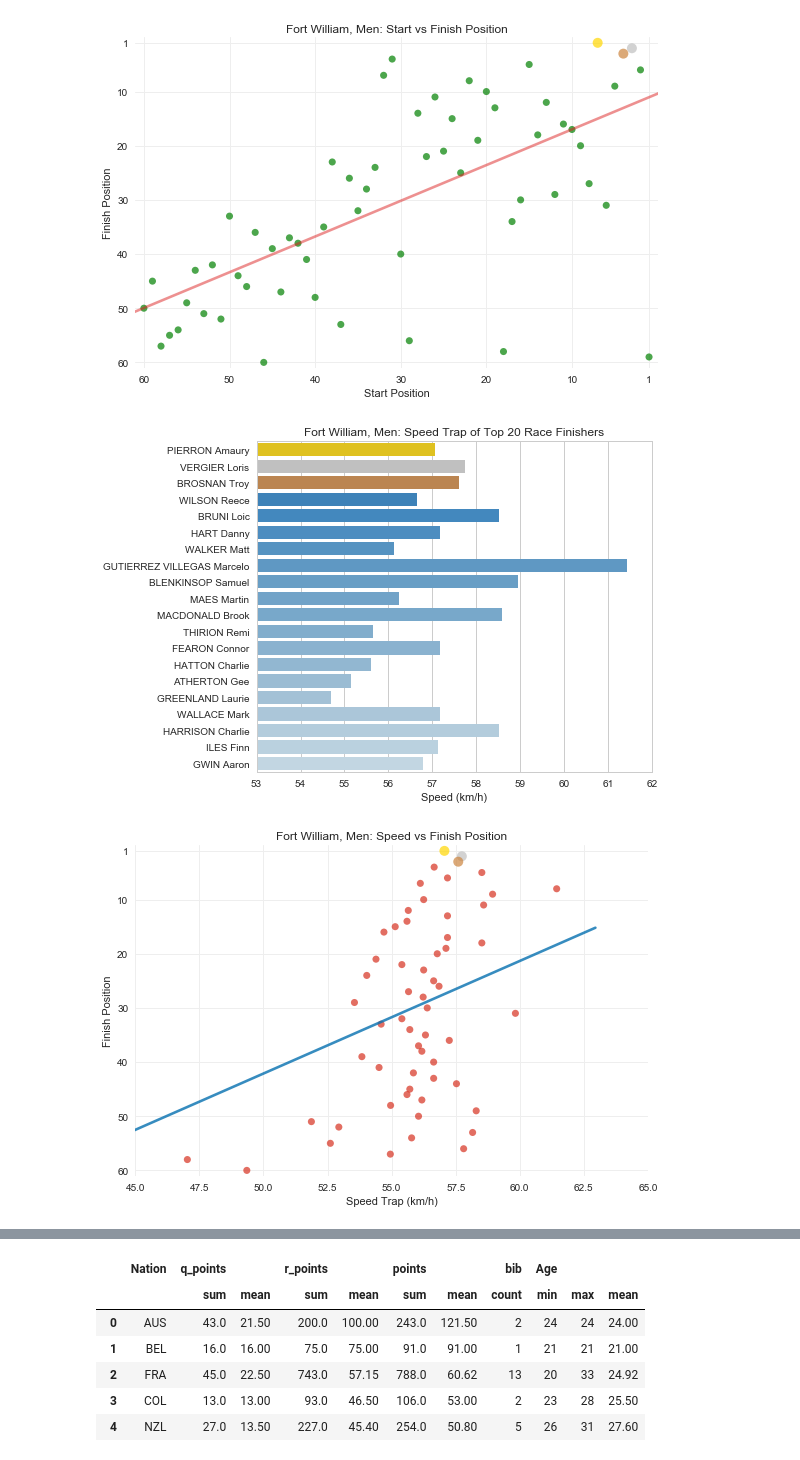
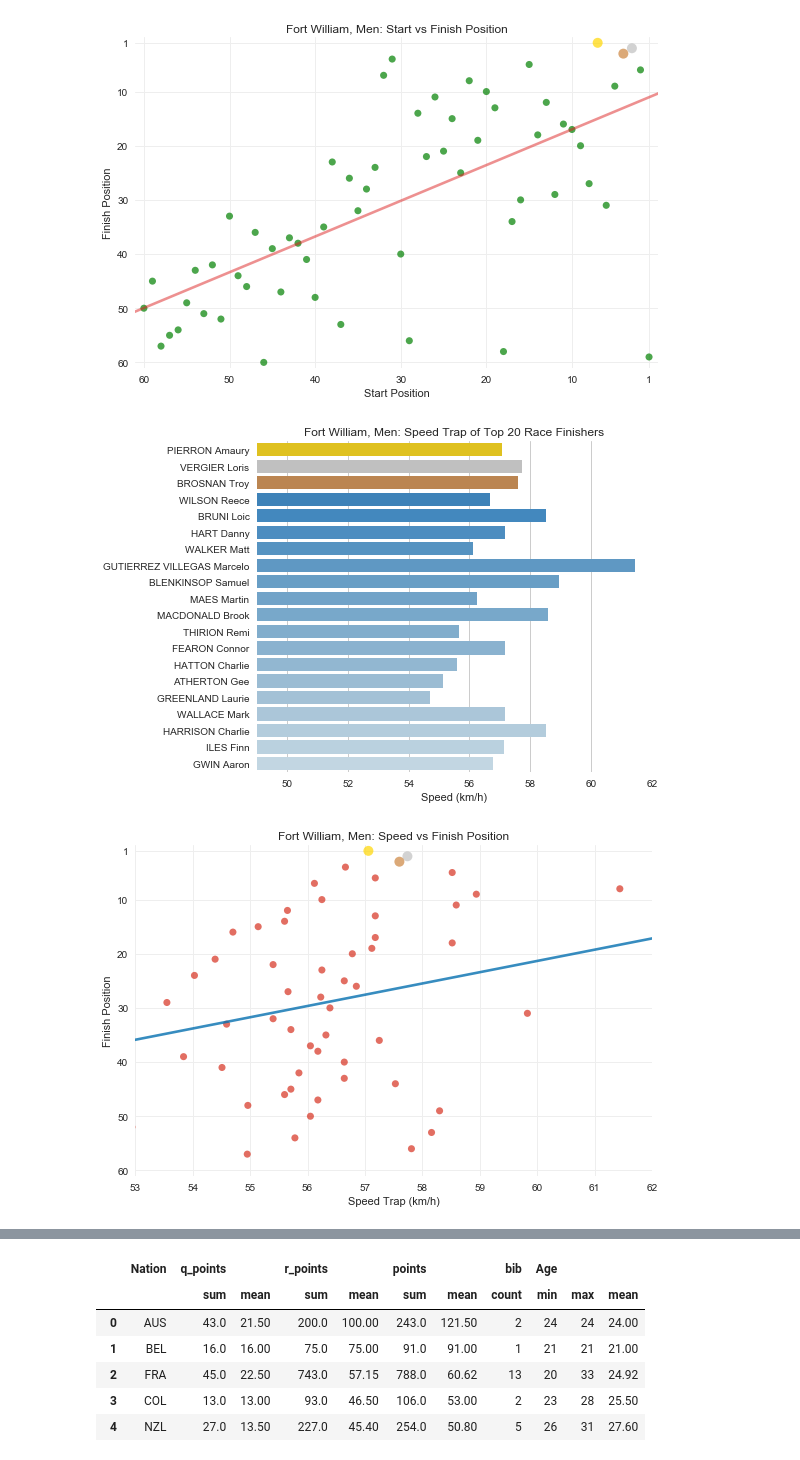
Before and after one commit to domwrap/mtbgeekstats, a Jupyter notebook: 2018/dh_race_analysis.ipynb, the cells around one changed output, grey strips where cells are left out. Drawn from its saved outputs; the diff is of its cells as text; code cells hidden in the pictures.

```diff
--- a/2018/dh_race_analysis.ipynb
+++ b/2018/dh_race_analysis.ipynb
@@ -81,9 +81,10 @@ dfm = pd.read_csv( file_prefix + '.merged.csv', index_col=0 )
 df = dfm
 # %% [markdown]
 Do some input checks and error corrects
-# %%
-if topX > len(df):
-    topX = len(df)
+# %%
+dlen = len( df['status'].dropna() )
+if topX > dlen:
+    topX = dlen
 # %% [markdown]
 Peek at the data if we wish to make sure it looks correct
 # %%
@@ -146,14 +147,15 @@ Within the function, a few things are calculated
 > Podium: 1st 2nd 3rd place finishers are highlighted throughout each chart by gold, silver, bronze dot respectively
 # %%
 def drawScatter( df2, col, title, timeCol=False, minX=False, maxX=False, color='cornflowerblue', xlabel='Gap (seconds)', labelPosOffsetX=0 ):
-    pltY = 3 * ( topX / 10 )
-    pltX = 2.5 * ( topX / 10 )
+    pltY = 3 * math.ceil( topX / 10 )
+    pltX = 2.5 * math.ceil( topX / 10 )+1
     plt.subplots(figsize=(pltX,pltY))
+#     plt.subplots()
 
     if False == minX:
         minX = df2[col][:topX].max()
     if False == maxX:
-        maxX = -.5
+        maxX = -1
 #         maxX = df2[col].max()# - (df2[col].min()*.1)  #-.5
 #         display( maxX )
 
@@ -198,10 +200,9 @@ def drawScatter( df2, col, title, timeCol=False, minX=False, maxX=False, color='
 # %% [markdown]
 > X-Axis: Standardised across all charts for readibility, calculated as time gap between slowest person in the included dataset and first place at the finish
 # %%
-#
-minX = math.ceil(df['split' + str(splits) + '_vs_winner'][topX-1])
+minX = math.ceil(df['split' + str(splits) + '_vs_winner'][topX-1])+1
 #     minX = math.ceil( ( df['split' + str(splits) + '_vs_winner'][topX-1] ) / 10 ) * 10
-labelPosOffsetX = ( ( .2 if topX >= 20 else 1 ) * ( math.ceil( topX / 2 / 10 ) ) )
+labelPosOffsetX = ( ( .2 if topX >= 20 else 1 ) * ( math.ceil( topX / 2 / 10 ) ) ) #if 'm' == gender else 1.5
 # %% [markdown]
 Iterate over the number of `splits` and draw two timing charts on each loop, except for the first where split and sector would be the same
 
@@ -399,30 +400,31 @@ if image_gen:
 # %%
 col = 'rank'
 df2 = df.sort_values(col, ascending=True)
 df2 = df2.reset_index(drop=True)
 
 color1 = Color( '#2171b5' )
 color2 = Color( '#bdd7e7' )
 colors = list( color1.range_to( color2 , topX) )
 colors = [ i.web for i in colors ]
 colors[int(df2.loc[df2['rank'] == 1].index.values)] = "gold"
 colors[int(df2.loc[df2['rank'] == 2].index.values)] = "silver"
 colors[int(df2.loc[df2['rank'] == 3].index.values)] = "peru"
 cyc = cycler('color', colors)
 mpl.rcParams['axes.prop_cycle'] = cycler(cyc)
 
-plot = sns.barplot( df2['speed'][:20], df2.name[:20])
+plot = sns.barplot( df2['speed'][:topX], df2.name[:topX])
+
 plot.set( title=chart_title_prefix + ': Speed Trap of Top ' + str(topX) + ' Race Finishers', xlabel='Speed (km/h)', ylabel='' )
-
-minX = math.floor( df2.speed[:topX].min()-1 )
+plot.set_frame_on(False)
+minX = math.floor( df2.speed[:topX].min()-5 )
 maxX = math.ceil( df2.speed[:topX].max() )
 plt.xlim( minX, maxX )
 plt.tight_layout()
 
 if image_gen:
     plt.savefig( file_prefix + '_speed_top_finishers.png', dpi=dpi )
 # %% [output]
-[figure, old version]
+[figure, new version]
 # %%
 col = 'rank'
 df2 = df.sort_values(col, ascending=True)
@@ -447,18 +449,21 @@ plt.yticks( tick, tick )
 plt.grid( True, which='major', axis='y', color='#EEEEEE' )
 plt.grid( True, which='major', axis='x', color='#EEEEEE' )
 
-plt.ylim( 61, 0 )
+minX = math.floor( df2.speed[:topX].min()-1 )
+maxX = math.ceil( df2.speed[:topX].max() )
+plt.ylim( dlen+1, 0 )
 if 1 == race:
     plt.xlim( 40, 50 )
 elif 2 == race:
     plt.xlim( 45, 65 )
+plt.xlim( minX, maxX )
 
 plt.tight_layout()
 
 if image_gen:
     plt.savefig( file_prefix + '_speed_vs_finish.png', dpi=dpi )
 # %% [output]
-[figure, old version]
+[figure, new version]
 # %%
 col = 'speed'
 df2 = df.sort_values(col, ascending=False)
```
Also changed, not shown: parts of 16 cells of this notebook, 42 other files.
